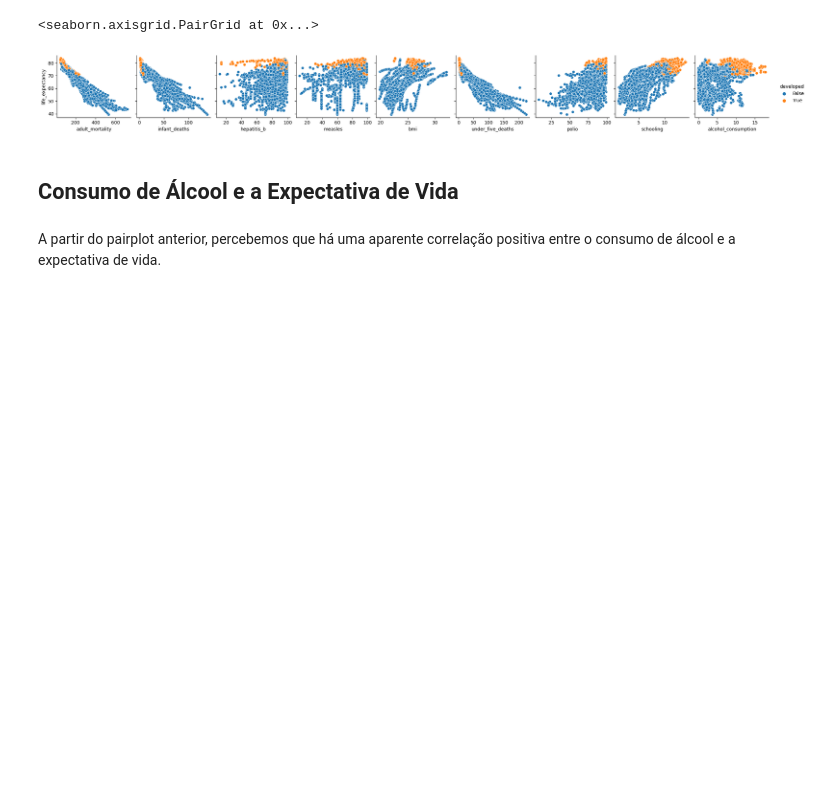
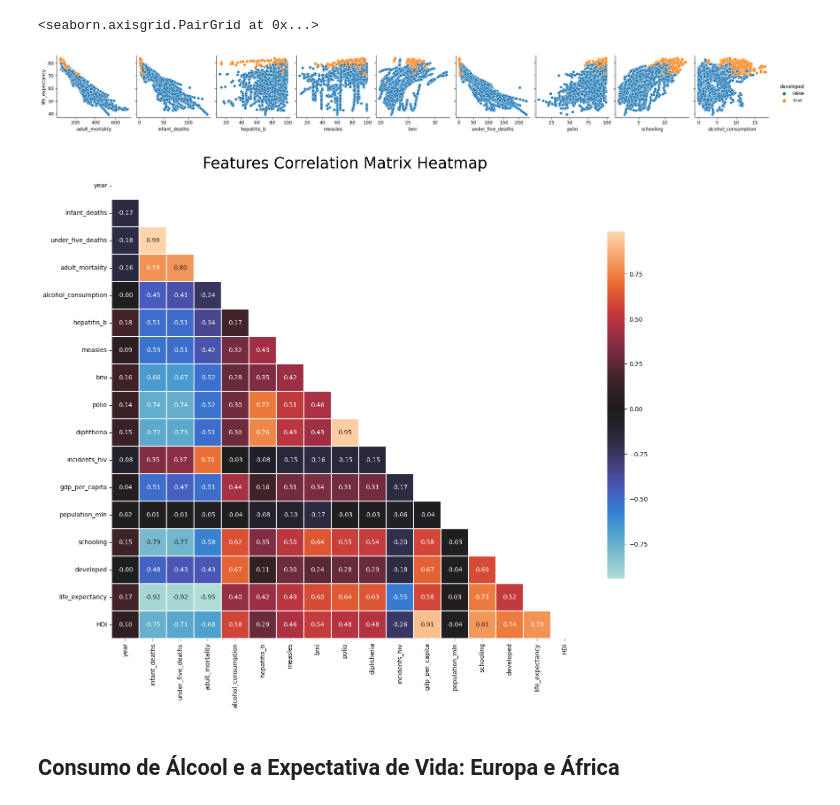
Before and after one commit to carolinabrandao/ICDProjetoFinal, a Jupyter notebook: EDA.ipynb, the cells around one changed output. Saved outputs shown, nothing was run; the diff lists cells and outputs as text; code cells hidden in the pictures; blank space fills up the shorter version.

```diff
--- a/EDA.ipynb
+++ b/EDA.ipynb
@@ -117,7 +117,23 @@ sns.pairplot(dataset, hue='developed', y_vars='life_expectancy', x_vars=['adult_
 # %% [output]
 <seaborn.axisgrid.PairGrid at 0x...>
 [figure]
+# %%
+plt.figure(figsize=(17,17))
+
+corr = dataset.corr(numeric_only=True)
+mask = np.triu(np.ones_like(corr, dtype=bool))
+
+sns.heatmap(dataset.corr(numeric_only=True),
+            mask=mask,
+            center=0,
+            annot=True,
+            fmt='.2f',
+            square=True,
+            linewidths=.2,
+            cbar_kws={"shrink": .6})
+
+plt.title('Features Correlation Matrix Heatmap', fontsize=25);
+# %% [output]
+[figure, added]
 # %% [markdown]
-## Consumo de Álcool e a Expectativa de Vida
+## Consumo de Álcool e a Expectativa de Vida: Europa e África
-# %% [markdown]
-A partir do pairplot anterior, percebemos que há uma aparente correlação positiva entre o consumo de álcool e a expectativa de vida.
```
Also changed, not shown: parts of 22 cells of this notebook.
